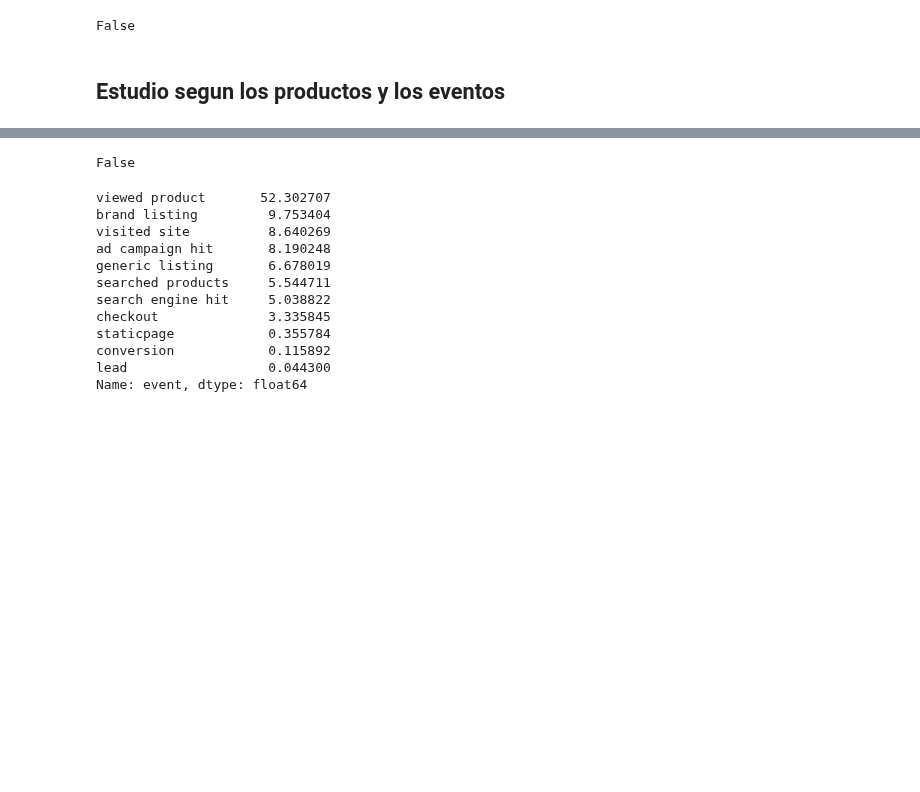
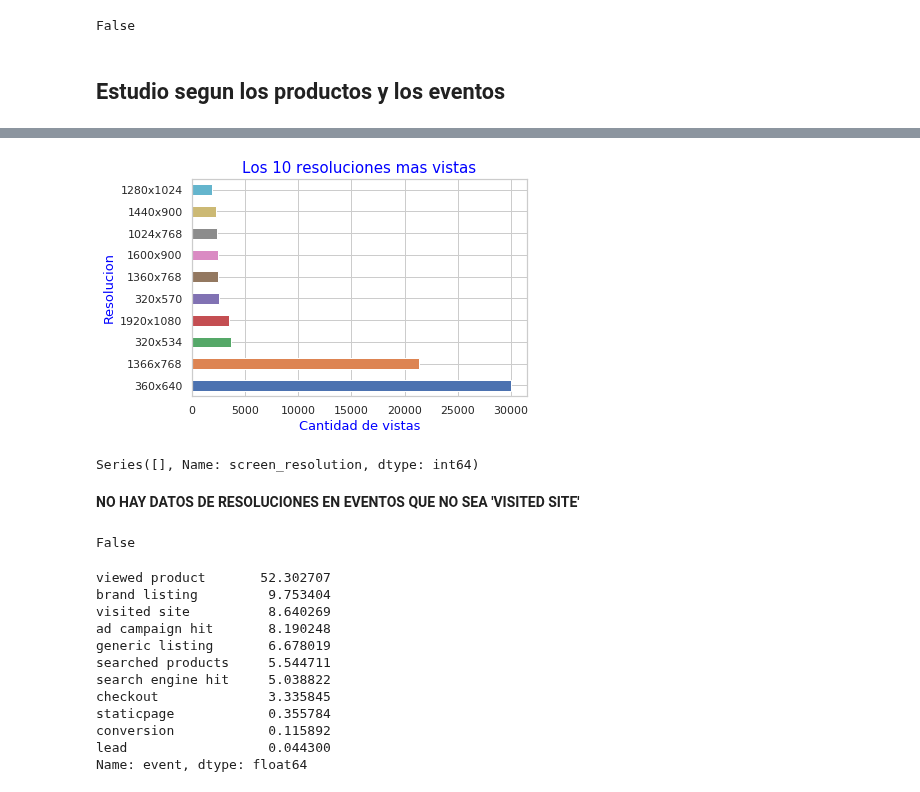
Before and after one commit to Blaz77/DatosReloaded, a Jupyter notebook: TP1/Exploracion_Trocafone.ipynb, the cells around one changed output, grey strips where cells are left out. Cells and saved outputs as stored; diff of their text form; code cells hidden in the pictures; blank space fills up the shorter version.

```diff
--- a/TP1/Exploracion_Trocafone.ipynb
+++ b/TP1/Exploracion_Trocafone.ipynb
@@ -94,3 +115,19 @@ modelsPlot.set_ylabel('Modelo de celular', color = 'blue', fontsize = 13);
+# %%
+#Resoluciones que mas se visitan
+screen_resolution = trocafoneData[trocafoneData['screen_resolution'] != 'Nan']
+screen_resolution = screen_resolution[screen_resolution['event'] == 'visited site']
+screen_resolution_plot = screen_resolution['screen_resolution'].value_counts().head(10).plot(kind = 'barh');
+screen_resolution_plot.set_title('Los 10 resoluciones mas vistas', fontsize = 15, color = 'blue')
+screen_resolution_plot.set_xlabel('Cantidad de vistas', color = 'blue', fontsize = 13)
+screen_resolution_plot.set_ylabel('Resolucion', color = 'blue', fontsize = 13);
+# %% [output]
+[figure, added]
+# %%
+trocafoneData[trocafoneData['event'] != 'visited site']['screen_resolution'].value_counts()
+# %% [output]
+Series([], Name: screen_resolution, dtype: int64)
+# %% [markdown]
+**NO HAY DATOS DE RESOLUCIONES EN EVENTOS QUE NO SEA 'VISITED SITE'**
 # %%
 #Chequeo de elementos nulos en la columna de los eventos
 trocafoneData['event'].isnull().any()
```
Also changed, not shown: parts of 8 cells of this notebook.
